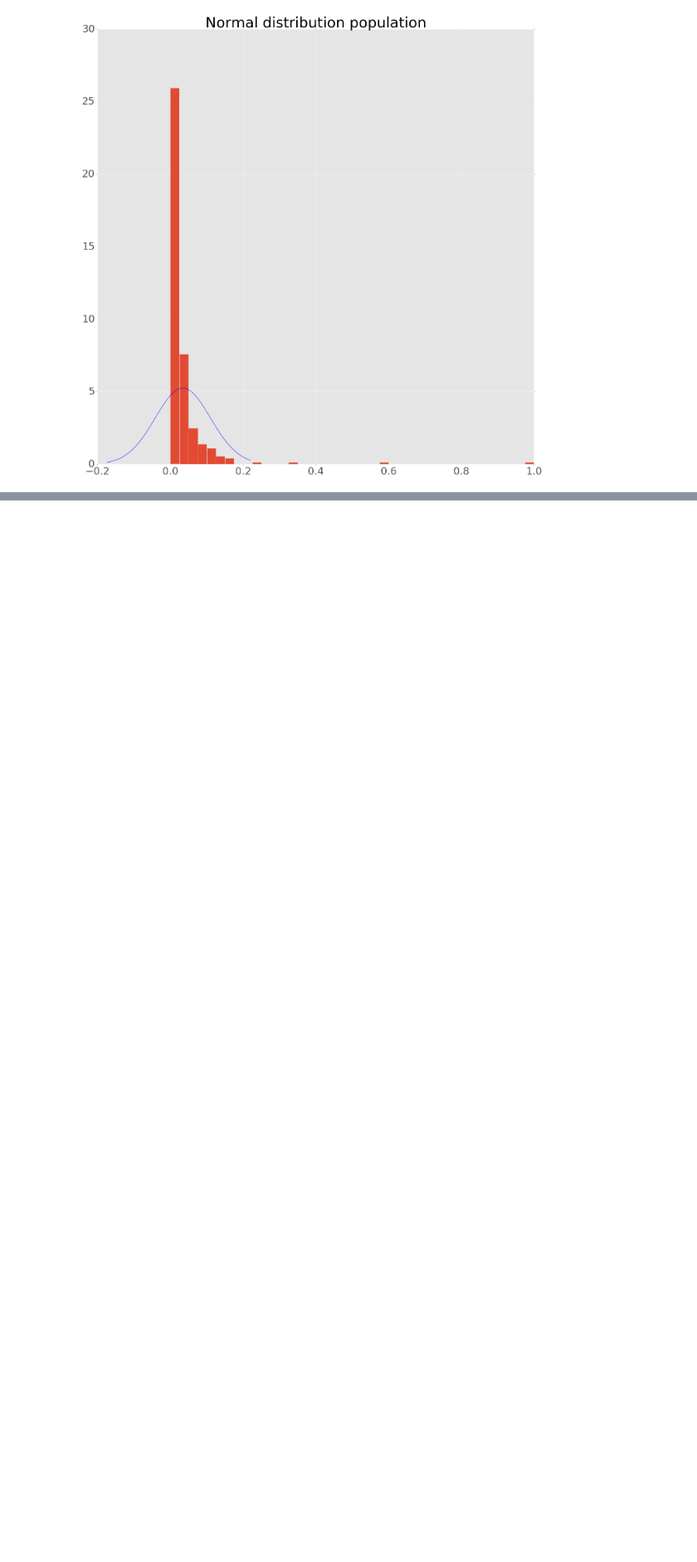
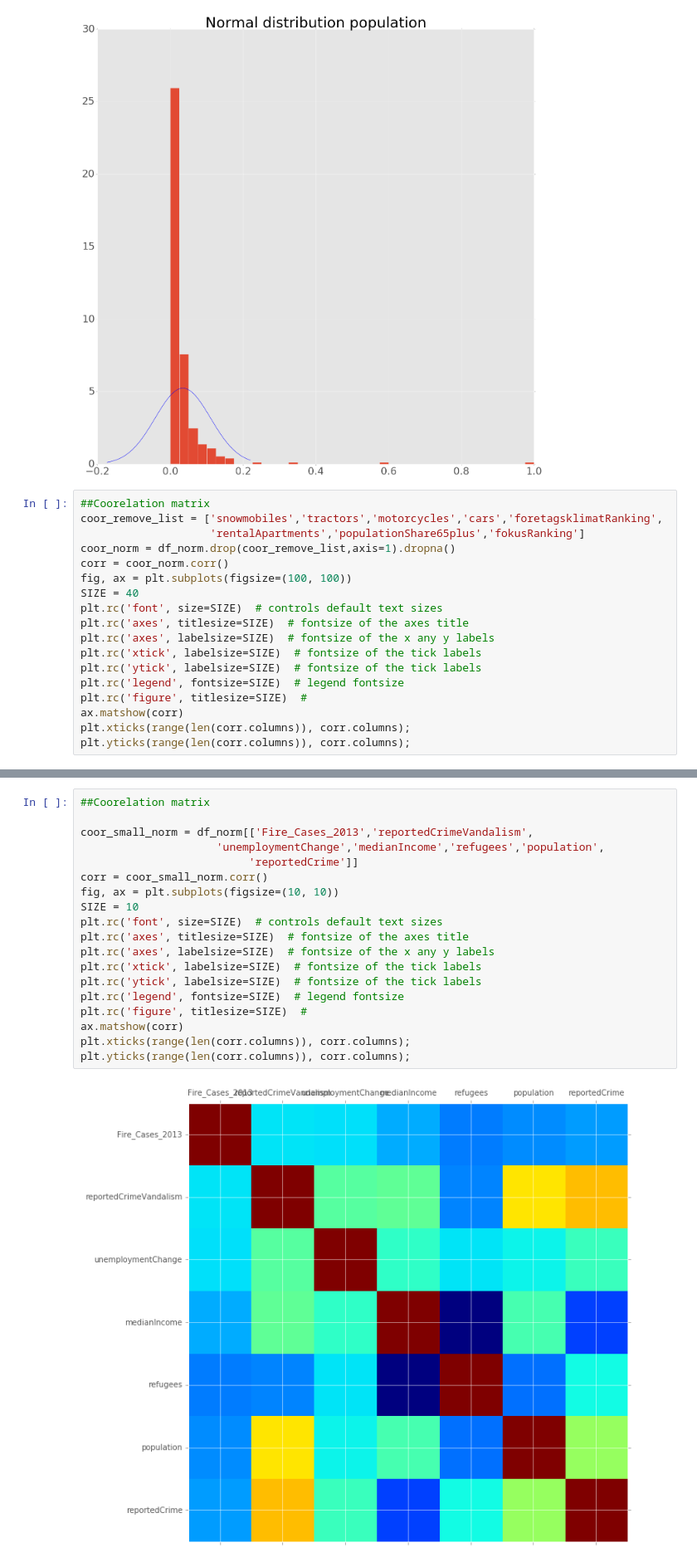
Before and after one commit to AdamPalmar/Swedish-Forrest-Fire, a Jupyter notebook: Swe_fire.ipynb, the cells around one changed output, grey strips where cells are left out. Shown at 83% size. Drawn from its saved outputs; the diff is of its cells as text; blank space fills up the shorter version.

```diff
--- a/Swe_fire.ipynb
+++ b/Swe_fire.ipynb
@@ -444,3 +525,21 @@ dtype: float64
 Empirical mean:  0.0315391090621
 Empirical std.dev.:  0.0740859294527
 [figure]
+# %%
+##Coorelation matrix
+coor_remove_list = ['snowmobiles','tractors','motorcycles','cars','foretagsklimatRanking',
+                    'rentalApartments','populationShare65plus','fokusRanking']
+coor_norm = df_norm.drop(coor_remove_list,axis=1).dropna()
+corr = coor_norm.corr()
+fig, ax = plt.subplots(figsize=(100, 100))
+SIZE = 40
+plt.rc('font', size=SIZE)  # controls default text sizes
+plt.rc('axes', titlesize=SIZE)  # fontsize of the axes title
+plt.rc('axes', labelsize=SIZE)  # fontsize of the x any y labels
+plt.rc('xtick', labelsize=SIZE)  # fontsize of the tick labels
+plt.rc('ytick', labelsize=SIZE)  # fontsize of the tick labels
+plt.rc('legend', fontsize=SIZE)  # legend fontsize
+plt.rc('figure', titlesize=SIZE)  #
+ax.matshow(corr)
+plt.xticks(range(len(corr.columns)), corr.columns);
+plt.yticks(range(len(corr.columns)), corr.columns);
@@ -446,0 +548,21 @@ Empirical std.dev.:  0.0740859294527
+# %%
+##Coorelation matrix
+
+coor_small_norm = df_norm[['Fire_Cases_2013','reportedCrimeVandalism',
+                     'unemploymentChange','medianIncome','refugees','population',
+                          'reportedCrime']]
+corr = coor_small_norm.corr()
+fig, ax = plt.subplots(figsize=(10, 10))
+SIZE = 10
+plt.rc('font', size=SIZE)  # controls default text sizes
+plt.rc('axes', titlesize=SIZE)  # fontsize of the axes title
+plt.rc('axes', labelsize=SIZE)  # fontsize of the x any y labels
+plt.rc('xtick', labelsize=SIZE)  # fontsize of the tick labels
+plt.rc('ytick', labelsize=SIZE)  # fontsize of the tick labels
+plt.rc('legend', fontsize=SIZE)  # legend fontsize
+plt.rc('figure', titlesize=SIZE)  #
+ax.matshow(corr)
+plt.xticks(range(len(corr.columns)), corr.columns);
+plt.yticks(range(len(corr.columns)), corr.columns);
+# %% [output]
+[figure, added]
```
Also changed, not shown: parts of 21 cells of this notebook, 4 other files.
